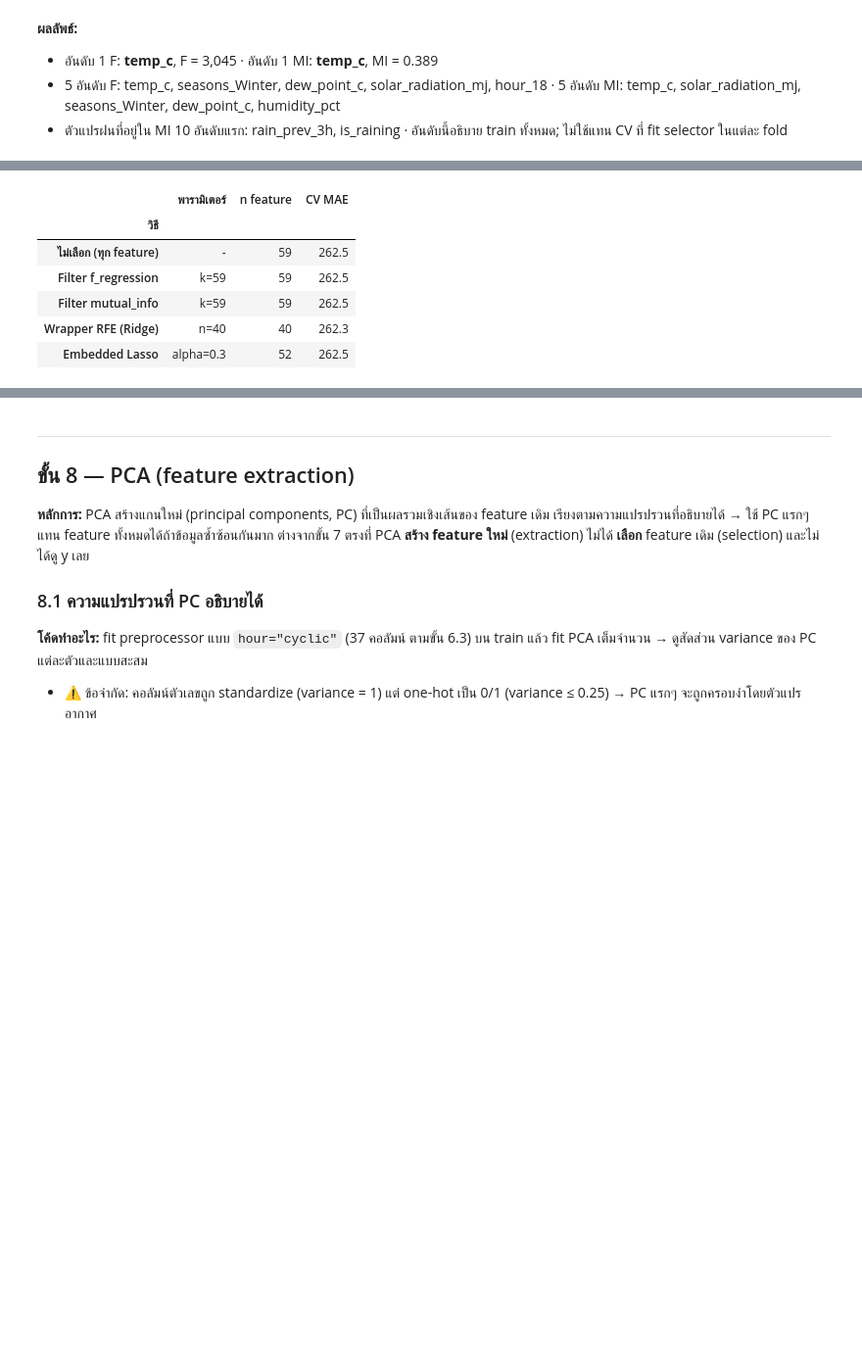
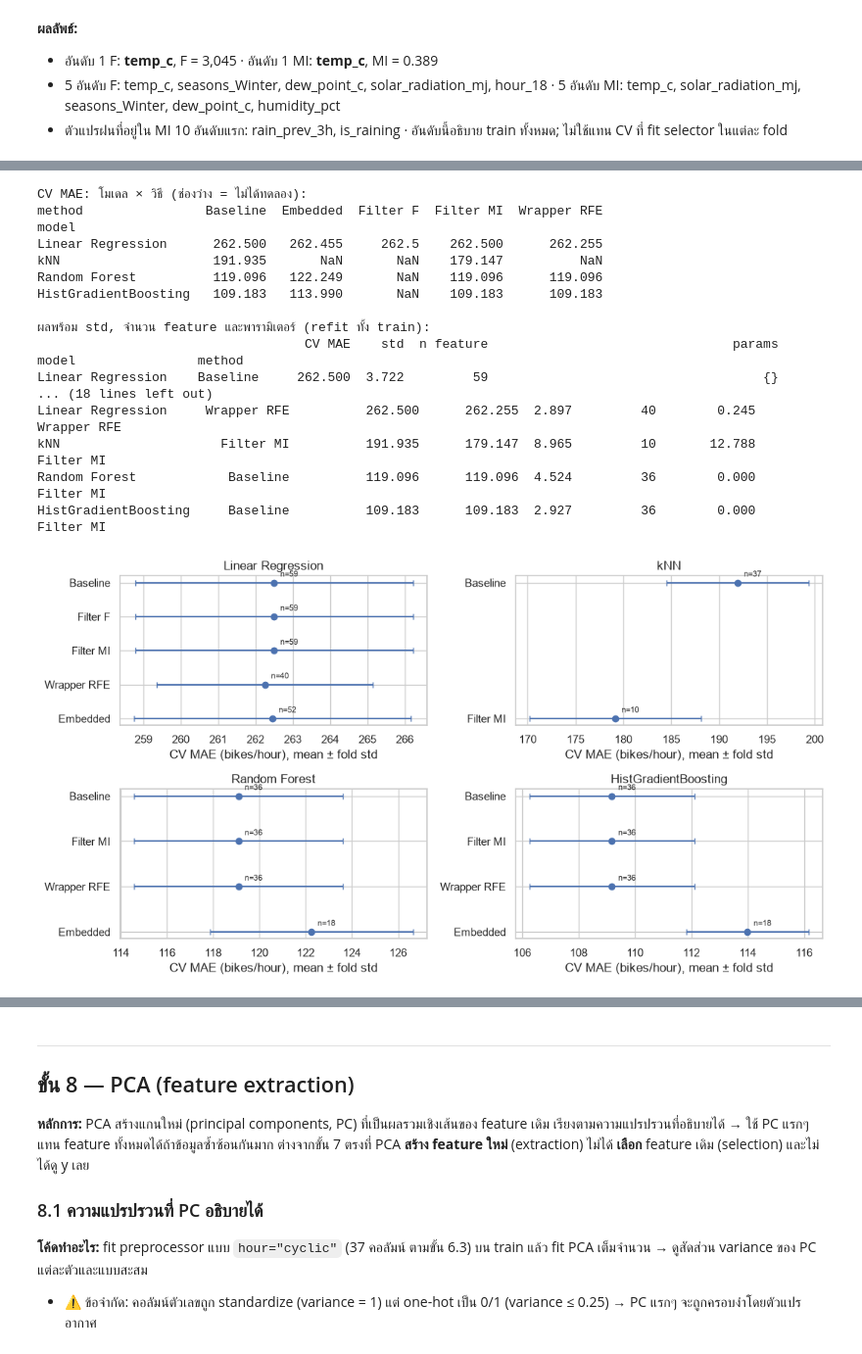
Before and after one commit to Sh080205/seoul-bike-demand, a Jupyter notebook: notebooks/02_modeling.ipynb, the cells around one changed output, grey strips where cells are left out. Shown at 98% size. Saved outputs shown, nothing was run; the diff lists cells and outputs as text; code cells hidden in the pictures; blank space fills up the shorter version.

```diff
--- a/notebooks/02_modeling.ipynb
+++ b/notebooks/02_modeling.ipynb
@@ -893,24 +981,83 @@ coefficient ใหญ่สุด 8 ตัว (คัน/ชม. ต่อ 1 SD
 # %%
-# ขั้น 7.4 — สรุป feature selection ทุกวิธีในตารางเดียว เทียบกับการใช้ทุก feature
+# ขั้น 7.4 — รวมผล FS แยกโมเดลและ clone selector ไป tuning เพื่อให้เลือกจาก train CV โดยไม่ส่ง fitted mask
 fs_summary = pd.DataFrame([
     {"วิธี": "ไม่เลือก (ทุก feature)", "พารามิเตอร์": "-", "n feature": n_all, "CV MAE": base_lin["MAE"]},
     {"วิธี": "Filter f_regression", "พารามิเตอร์": f"k={filters['f_regression'].best_params_['select__k']}",
      "n feature": filters["f_regression"].best_params_["select__k"], "CV MAE": -filters["f_regression"].best_score_},
     {"วิธี": "Filter mutual_info", "พารามิเตอร์": f"k={filters['mutual_info'].best_params_['select__k']}",
      "n feature": filters["mutual_info"].best_params_["select__k"], "CV MAE": -filters["mutual_info"].best_score_},
     {"วิธี": "Wrapper RFE (Ridge)", "พารามิเตอร์": f"n={rfe.best_params_['select__n_features_to_select']}",
      "n feature": rfe.best_params_["select__n_features_to_select"], "CV MAE": -rfe.best_score_},
     {"วิธี": "Embedded Lasso", "พารามิเตอร์": f"alpha={lasso_sel.best_params_['select__estimator__alpha']}",
      "n feature": int(best_lasso.named_steps["select"].get_support().sum()), "CV MAE": -lasso_sel.best_score_},
 ]).set_index("วิธี")
 fs_summary["CV MAE"] = fs_summary["CV MAE"].round(1)
-fs_summary
+
+fs_rows = []
+for name in MODELS:
+    base = fs_baseline[name]
+    fs_rows.append({"model": name, "method": "Baseline", "CV MAE": base["MAE"],
+                    "std": base["MAE_std"], "n feature": fs_dimensions[name], "params": {}})
+for (name, method), search in fs_searches.items():
+    selector = search.best_estimator_.named_steps["select"]
+    fs_rows.append({"model": name, "method": method, "CV MAE": -search.best_score_,
+                   "std": search.cv_results_["std_test_score"][search.best_index_],
+                   "n feature": int(selector.get_support().sum()), "params": search.best_params_})
+fs_results = pd.DataFrame(fs_rows).set_index(["model", "method"])
+assert len(fs_results) == 15 and fs_results[["CV MAE", "std"]].notna().all().all()
+fs_matrix = fs_results["CV MAE"].unstack("method").reindex(MODELS)
+print("CV MAE: โมเดล × วิธี (ช่องว่าง = ไม่ได้ทดลอง):")
+print(fs_matrix.round(3).to_string())
+print("\nผลพร้อม std, จำนวน feature และพารามิเตอร์ (refit ทั้ง train):")
+print(fs_results.round(3).to_string())
+
+FS_CHOICES, fs_choice_rows = {}, []
+for name in MODELS:
+    options = fs_results.loc[name]
+    winner = options["CV MAE"].idxmin()
+    best_selector_method = options.drop(index="Baseline")["CV MAE"].idxmin()
+    search = fs_searches[name, best_selector_method]
+    selected_config = clone(search.best_estimator_.named_steps["select"])
+    assert not any(hasattr(selected_config, a) for a in ["scores_", "support_", "estimator_"])
+    FS_CHOICES[name] = ["passthrough", selected_config]
+    fs_choice_rows.append({"model": name, "best method": winner,
+                          "baseline CV MAE": options.loc["Baseline", "CV MAE"],
+                          "best CV MAE": options.loc[winner, "CV MAE"], "std": options.loc[winner, "std"],
+                          "n feature": int(options.loc[winner, "n feature"]),
+                          "improvement": options.loc["Baseline", "CV MAE"]-options.loc[winner, "CV MAE"],
+                          "selector candidate": best_selector_method})
+fs_choices = pd.DataFrame(fs_choice_rows).set_index("model")
+print("\nวิธีดีที่สุดของแต่ละโมเดล (ค่า improvement บวก = MAE ลด):")
+print(fs_choices.round(3).to_string())
+
+fig, axes = plt.subplots(2, 2, figsize=(11, 6))
+for ax, name in zip(axes.flat, MODELS):
+    rows = fs_results.loc[name]
+    ax.errorbar(rows["CV MAE"], range(len(rows)), xerr=rows["std"], fmt="o", capsize=3)
+    for y, (_, row) in enumerate(rows.iterrows()):
+        ax.annotate(f" n={int(row['n feature'])}", (row["CV MAE"], y), xytext=(4, 6), textcoords="offset points", fontsize=8)
+    ax.set(title=name, xlabel="CV MAE (bikes/hour), mean ± fold std", yticks=range(len(rows)), yticklabels=rows.index)
+    ax.invert_yaxis()
+fig.tight_layout()
+savefig("07_model_feature_selection.png")
+plt.show()
 # %% [output]
-|  | พารามิเตอร์ | n feature | CV MAE |
-| วิธี |  |  |  |
-| ไม่เลือก (ทุก feature) | - | 59 | 262.5 |
-| Filter f_regression | k=59 | 59 | 262.5 |
-| Filter mutual_info | k=59 | 59 | 262.5 |
-| Wrapper RFE (Ridge) | n=40 | 40 | 262.3 |
-| Embedded Lasso | alpha=0.3 | 52 | 262.5 |
+CV MAE: โมเดล × วิธี (ช่องว่าง = ไม่ได้ทดลอง):
+method                Baseline  Embedded  Filter F  Filter MI  Wrapper RFE
+model
+Linear Regression      262.500   262.455     262.5    262.500      262.255
+kNN                    191.935       NaN       NaN    179.147          NaN
+Random Forest          119.096   122.249       NaN    119.096      119.096
+HistGradientBoosting   109.183   113.990       NaN    109.183      109.183
+
+ผลพร้อม std, จำนวน feature และพารามิเตอร์ (refit ทั้ง train):
+                                   CV MAE    std  n feature                                params
+model                method
+Linear Regression    Baseline     262.500  3.722         59                                    {}
+... (18 lines left out)
+Linear Regression     Wrapper RFE          262.500      262.255  2.897         40        0.245        Wrapper RFE
+kNN                     Filter MI          191.935      179.147  8.965         10       12.788          Filter MI
+Random Forest            Baseline          119.096      119.096  4.524         36        0.000          Filter MI
+HistGradientBoosting     Baseline          109.183      109.183  2.927         36        0.000          Filter MI
+[figure, added]
 # %% [markdown]
```
Also changed, not shown: parts of 38 cells of this notebook, 2 other files.
